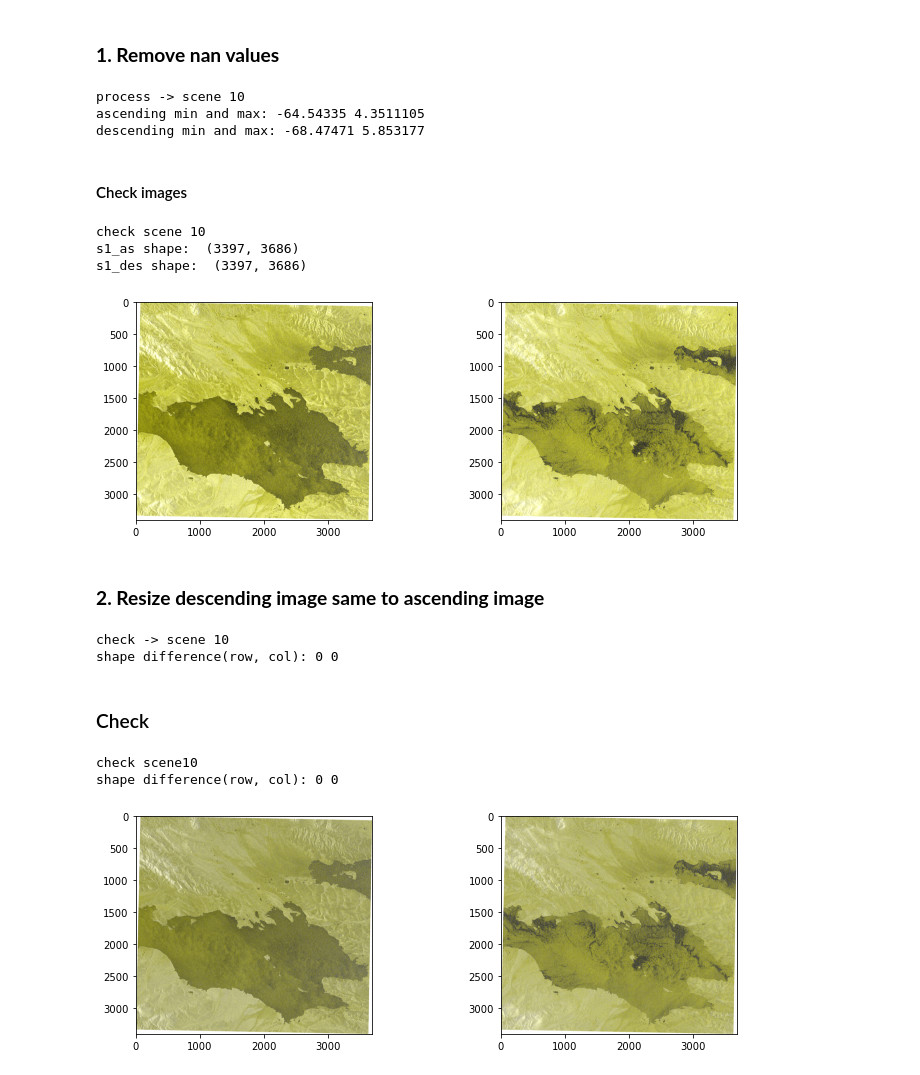
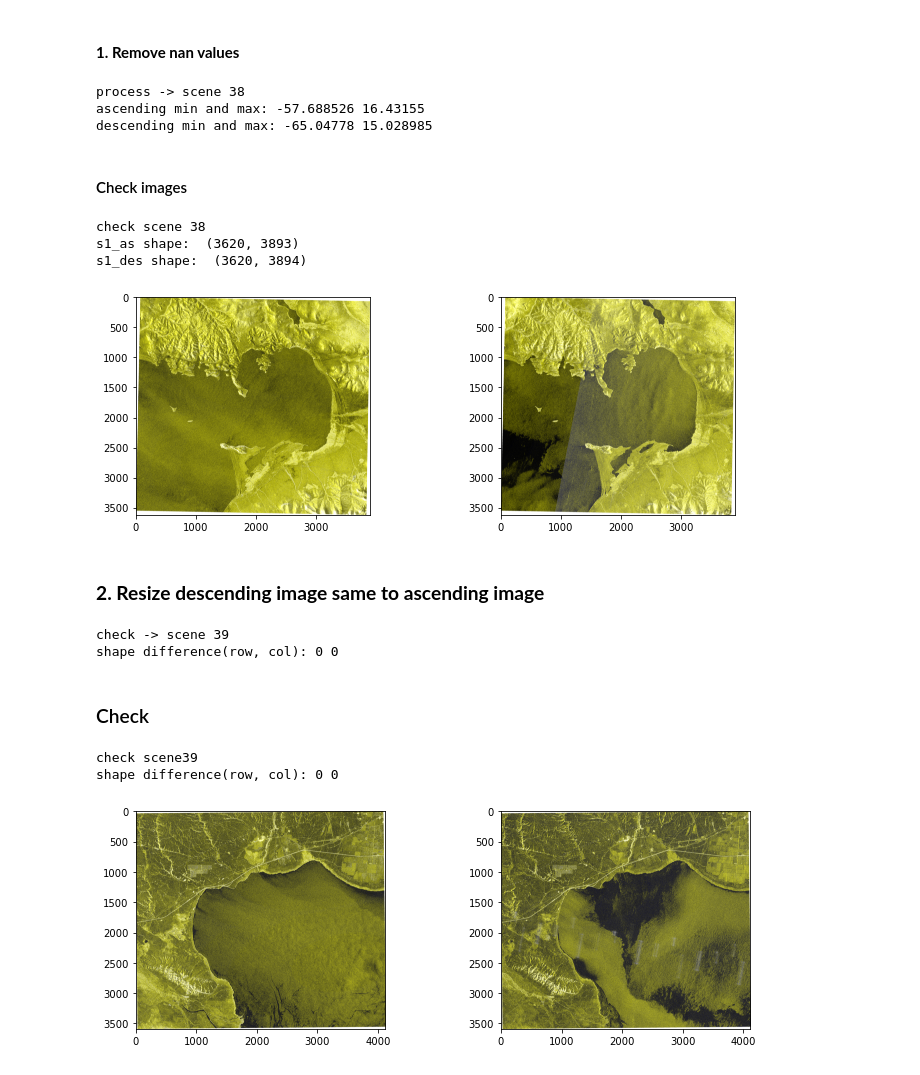
Before and after one commit to xinluo2018/Tibet-Water-2020, a Jupyter notebook: notebooks/dset_clean.ipynb, the cells around one changed output. Saved outputs shown, nothing was run; the diff lists cells and outputs as text; code cells hidden in the pictures.

```diff
--- a/notebooks/dset_clean.ipynb
+++ b/notebooks/dset_clean.ipynb
@@ -3,7 +3,5 @@
 #### 1. nan value removing;
 #### 2. resize descending image to the same size of ascending image.
-# %% [markdown]
-### **1. Remove nan values**
 # %%
 import os
 os.chdir('..')
@@ -13,8 +11,10 @@ from utils.imgShow import imgShow
 import matplotlib.pyplot as plt
 import matplotlib as mpl
 import numpy as np
+# %% [markdown]
+#### **1. Remove nan values**
 # %%
-idx = '10'
+idx = '38'
 # for id in range(0,37):    #
   # idx = str(id+1).rjust(2,'0')
 print('process -> scene ' + idx)
@@ -27,26 +27,26 @@ print('descending min and max:', s1_des.min(), s1_des.max())
 if np.isnan(s1_as.min()) or np.isnan(s1_as.max()):
   s1_as[np.isnan(s1_as)] = 0
   writeTiff(im_data = s1_as,
-      im_geotrans = s1_as_info['geotrans'],
-      im_geosrs = s1_as_info['geosrs'],
-      path_out = path_as)
+          im_geotrans = s1_as_info['geotrans'],
+          im_geosrs = s1_as_info['geosrs'],
+          path_out = path_as)
   print('re-writen -> ', path_as)
 if np.isnan(s1_des.min()) or np.isnan(s1_des.max()):
   s1_des[np.isnan(s1_des)] = 0
   writeTiff(im_data = s1_des,
-      im_geotrans = s1_des_info['geotrans'],
-      im_geosrs = s1_des_info['geosrs'],
-      path_out = path_des)
+            im_geotrans = s1_des_info['geotrans'],
+            im_geosrs = s1_des_info['geosrs'],
+            path_out = path_des)
   print('re-writen -> ', path_des)
 # %% [output]
-process -> scene 10
-ascending min and max: -64.54335 4.3511105
-descending min and max: -68.47471 5.853177
+process -> scene 38
+ascending min and max: -57.688526 16.43155
+descending min and max: -65.04778 15.028985
 # %% [markdown]
 #### Check images
 # %%
 ### check the scene and the truth
-idx = '10'
+idx = '38'
 print('check scene ' + idx)
 path_as = config.root_proj + '/data/dset/s1_ascend/scene'+ idx + '_s1as.tif'
 path_des = config.root_proj + '/data/dset/s1_descend/scene' + idx + '_s1des.tif'
@@ -62,14 +62,14 @@ imgShow(s1_as, color_bands=(0,0,1), clip_percent=5, per_band_clip='True')
 plt.subplot(1,2,2)
 imgShow(s1_des, color_bands=(0,0,1), clip_percent=5, per_band_clip='True')
 # %% [output]
-check scene 10
-s1_as shape:  (3397, 3686)
-s1_des shape:  (3397, 3686)
+check scene 38
+s1_as shape:  (3620, 3893)
+s1_des shape:  (3620, 3894)
-[figure, old version]
+[figure, new version]
 # %% [markdown]
 ### **2. Resize descending image same to ascending image**
 # %%
-idx = '10'
+idx = '39'
 # for id in range(0,37):    #
   # idx = str(id+1).rjust(2,'0')
 print('check -> scene ' + idx)
@@ -86,32 +86,32 @@ if dif_row !=0 or dif_col !=0:
   path_out=path_des.split('.')[0]+'_resize.tif'
   !gdalwarp -co COMPRESS=LZW -ts $width $height -r near $path_des $path_out    # resize raster
   os.remove(path_des)
-  os.rename(path_out,path_des)
+  os.rename(path_out, path_des)
   print('re-writen -> ', path_des)
 # %% [output]
-check -> scene 10
+check -> scene 39
 shape difference(row, col): 0 0
 # %% [markdown]
 ### Check
 # %%
 ### check the scene and the truth
-idx = '10'
+idx = '39'
 print('check scene' + idx)
 path_as = config.root_proj + '/data/dset/s1_ascend/scene'+ idx + '_s1as.tif'
 path_des = config.root_proj + '/data/dset/s1_descend/scene' + idx + '_s1des.tif'
 s1_as, s1_as_info = readTiff(path_as)
 s1_des, s1_des_info = readTiff(path_des)
 dif_row = s1_as_info['row']-s1_des_info['row']
 dif_col = s1_as_info['col']-s1_des_info['col']
 print('shape difference(row, col):', dif_row, dif_col)
 colors = ['white', 'blue']
 cmap = mpl.colors.ListedColormap(colors)
 plt.figure(figsize=(12, 4))
 plt.subplot(1,2,1)
 imgShow(s1_as, color_bands=(0,0,1), clip_percent=2, per_band_clip='True')
 plt.subplot(1,2,2)
 imgShow(s1_des, color_bands=(0,0,1), clip_percent=2, per_band_clip='True')
 # %% [output]
-check scene10
+check scene39
 shape difference(row, col): 0 0
-[figure, old version]
+[figure, new version]
```
Also changed, not shown: parts of 1 cell of this notebook, 25 other files.
